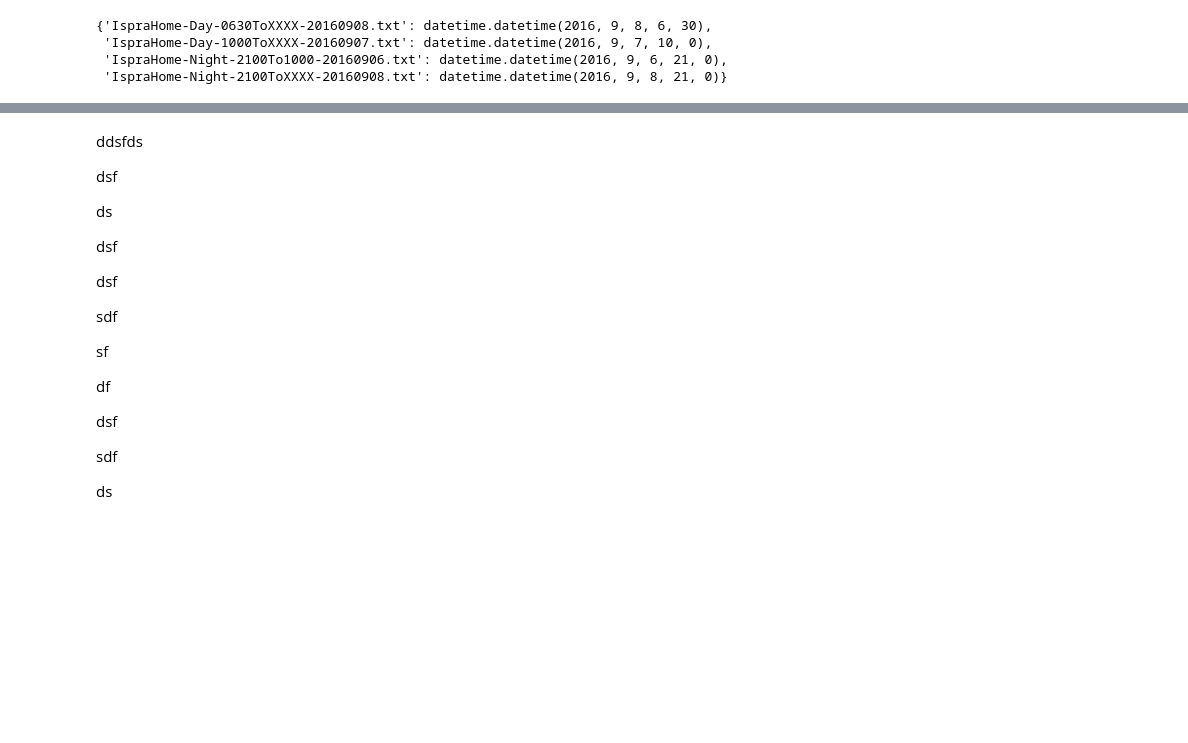
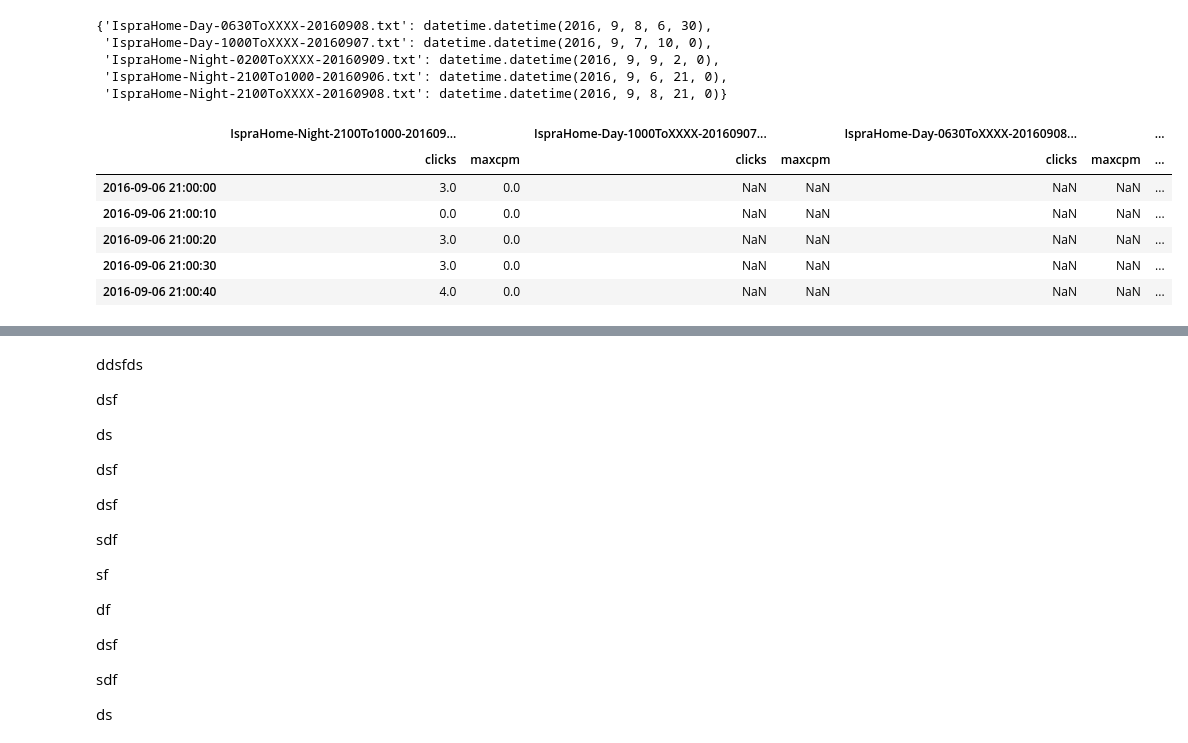
Before and after one commit to ankostis/radiationsensor, a Jupyter notebook: GeigerMeasurements.ipynb, the cells around one changed output, grey strips where cells are left out. Drawn from its saved outputs; the diff is of its cells as text; code cells hidden in the pictures; blank space fills up the shorter version.

```diff
--- a/GeigerMeasurements.ipynb
+++ b/GeigerMeasurements.ipynb
@@ -41,28 +56,57 @@ def parse_fname_time(file):
         return tm
 
 
-file_times = {f: parse_fname_time(f) for f in files}
-file_times = {k:v for k,v in file_times.items() if v}
-file_times
+# file_times = {f: parse_fname_time(f) for f in files}
+# file_times = {k:v for k,v in file_times.items() if v}
+# file_times
 # %% [output]
 {'IspraHome-Day-0630ToXXXX-20160908.txt': datetime.datetime(2016, 9, 8, 6, 30),
  'IspraHome-Day-1000ToXXXX-20160907.txt': datetime.datetime(2016, 9, 7, 10, 0),
+ 'IspraHome-Night-0200ToXXXX-20160909.txt': datetime.datetime(2016, 9, 9, 2, 0),
  'IspraHome-Night-2100To1000-20160906.txt': datetime.datetime(2016, 9, 6, 21, 0),
  'IspraHome-Night-2100ToXXXX-20160908.txt': datetime.datetime(2016, 9, 8, 21, 0)}
 # %%
 def zipdict(*dcts):
     for i in set(dcts[0]).intersection(*dcts[1:]):
             yield (i, tuple(d[i] for d in dcts))
-file_data = zipdict(file_times, file_clicks)
-file_data = sorted(file_data, key=lambda v: v[1][0])
+
+# file_data = zipdict(file_times, file_clicks)
+# file_data = sorted(file_data, key=lambda v: v[1][0])
+
+def collect_data(files):
+    file_clicks = {f: read_clicks(f) for f in files}
+    #print([v.shape for v in file_clicks.values()])
+
+    file_times = {f: parse_fname_time(f) for f in files}
+    file_times = {k:v for k,v in file_times.items() if v}
+
+    file_data = zipdict(file_times, file_clicks)
+    file_data = sorted(file_data, key=lambda v: v[1][0])
+
+    return file_data
+
+file_data = collect_data(files)
 # %%
-#pd.DataFrame()
+from collections import OrderedDict
+
 def file_df(fname, stime, clicks):
-    ix = pd.date_range(stime, periods=clicks.size, freq='10S')
-    sr = pd.Series(clicks, index=ix)
-    sr.name = fname
-    return sr
+    ix = pd.date_range(stime, periods=clicks.shape[0], freq='10S')
 
-f_srs = [file_df(f, stime, clicks)
-         for f, (stime, clicks) in file_data]
-df = pd.concat(f_srs, axis=1)
+    df = pd.DataFrame(clicks, index=ix, columns=['clicks', 'maxcpm'])
+    df.name = fname
+    return df
+
+file_data = collect_data(files)
+dfs = OrderedDict((f, file_df(f, stime, clicks))
+         for f, (stime, clicks) in file_data)
+
+df = pd.concat(dfs.values(), axis=1, keys=dfs.keys())
+df.head()
+# %% [output]
+|  | IspraHome-Night-2100To1000-201609... |  | IspraHome-Day-1000ToXXXX-20160907... |  | IspraHome-Day-0630ToXXXX-20160908... |  | ... |
+|  | clicks | maxcpm | clicks | maxcpm | clicks | maxcpm | ... |
+| 2016-09-06 21:00:00 | 3.0 | 0.0 | NaN | NaN | NaN | NaN | ... |
+| 2016-09-06 21:00:10 | 0.0 | 0.0 | NaN | NaN | NaN | NaN | ... |
+| 2016-09-06 21:00:20 | 3.0 | 0.0 | NaN | NaN | NaN | NaN | ... |
+| 2016-09-06 21:00:30 | 3.0 | 0.0 | NaN | NaN | NaN | NaN | ... |
+| 2016-09-06 21:00:40 | 4.0 | 0.0 | NaN | NaN | NaN | NaN | ... |
```
Also changed, not shown: parts of 6 cells of this notebook, 6 other files.
